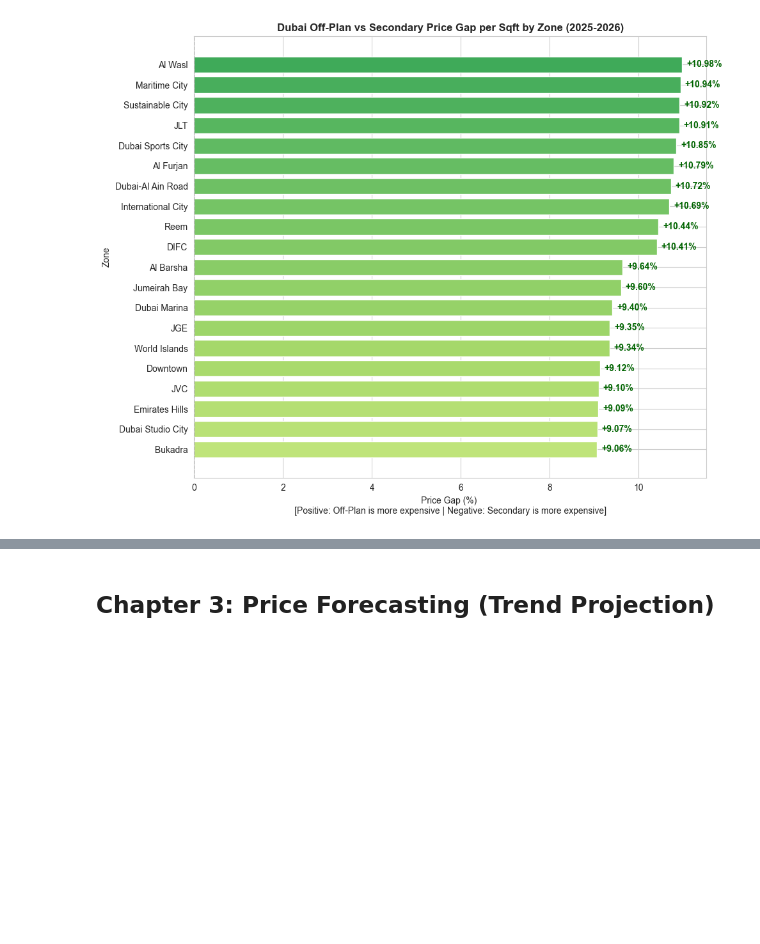
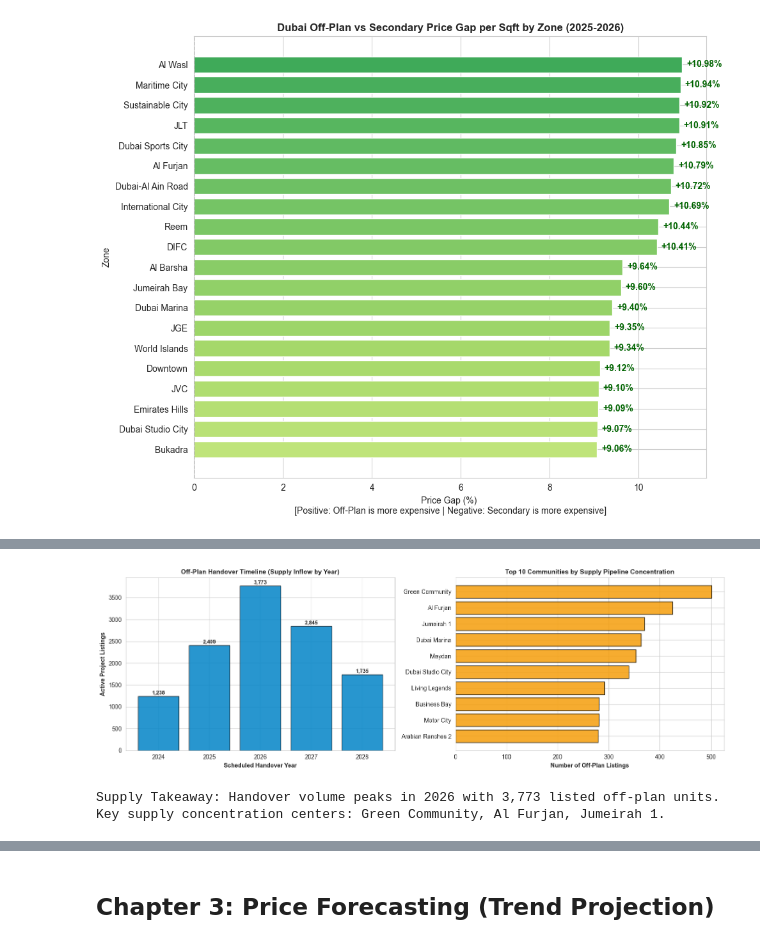
Before and after one commit to fathirrizkifadillah/Dubai-Real-Estate-2020---2026-, a Jupyter notebook: main.ipynb, the cells around one changed output, grey strips where cells are left out. Cells and saved outputs as stored; diff of their text form; code cells hidden in the pictures; blank space fills up the shorter version.

```diff
--- a/main.ipynb
+++ b/main.ipynb
@@ -1151,0 +1280,35 @@ plt.show()
+# %%
+import os
+# Enrich off-plan dataset
+off_enriched = core.engineer_offplan_features(offplan)
+pipeline_years, comm_pipeline = core.compute_supply_pipeline_analysis(off_enriched)
+
+fig, (ax1, ax2) = plt.subplots(1, 2, figsize=(15, 5))
+
+# Handover Timeline Distribution
+ax1.bar(pipeline_years['handover_year'].astype(str), pipeline_years['listings_count'], color='#0284c7', edgecolor='black', alpha=0.85)
+ax1.set_title("Off-Plan Handover Timeline (Supply Inflow by Year)", fontsize=11, fontweight='bold')
+ax1.set_xlabel("Scheduled Handover Year", fontweight='bold')
+ax1.set_ylabel("Active Project Listings", fontweight='bold')
+for i, v in enumerate(pipeline_years['listings_count']):
+    ax1.text(i, v + 40, f"{v:,}", ha='center', fontsize=9, fontweight='bold')
+
+# Top 10 Communities with Highest Supply Concentration
+ax2.barh(comm_pipeline['community'][::-1], comm_pipeline['total_listings'][::-1], color='#f59e0b', edgecolor='black', alpha=0.85)
+ax2.set_title("Top 10 Communities by Supply Pipeline Concentration", fontsize=11, fontweight='bold')
+ax2.set_xlabel("Number of Off-Plan Listings", fontweight='bold')
+
+plt.tight_layout()
+
+filepath = os.path.join('plots', 'offplan_handover_supply_pipeline.png')
+plt.savefig(filepath, dpi=300, bbox_inches='tight', facecolor='white')
+plt.show()
+
+peak_year = int(pipeline_years.loc[pipeline_years['listings_count'].idxmax(), 'handover_year'])
+peak_count = pipeline_years['listings_count'].max()
+print(f"Supply Takeaway: Handover volume peaks in {peak_year} with {peak_count:,} listed off-plan units.")
+print(f"Key supply concentration centers: {', '.join(comm_pipeline['community'].head(3).tolist())}.")
+# %% [output]
+[figure, added]
+Supply Takeaway: Handover volume peaks in 2026 with 3,773 listed off-plan units.
+Key supply concentration centers: Green Community, Al Furjan, Jumeirah 1.
```
Also changed, not shown: parts of 10 cells of this notebook, 10 other files.
